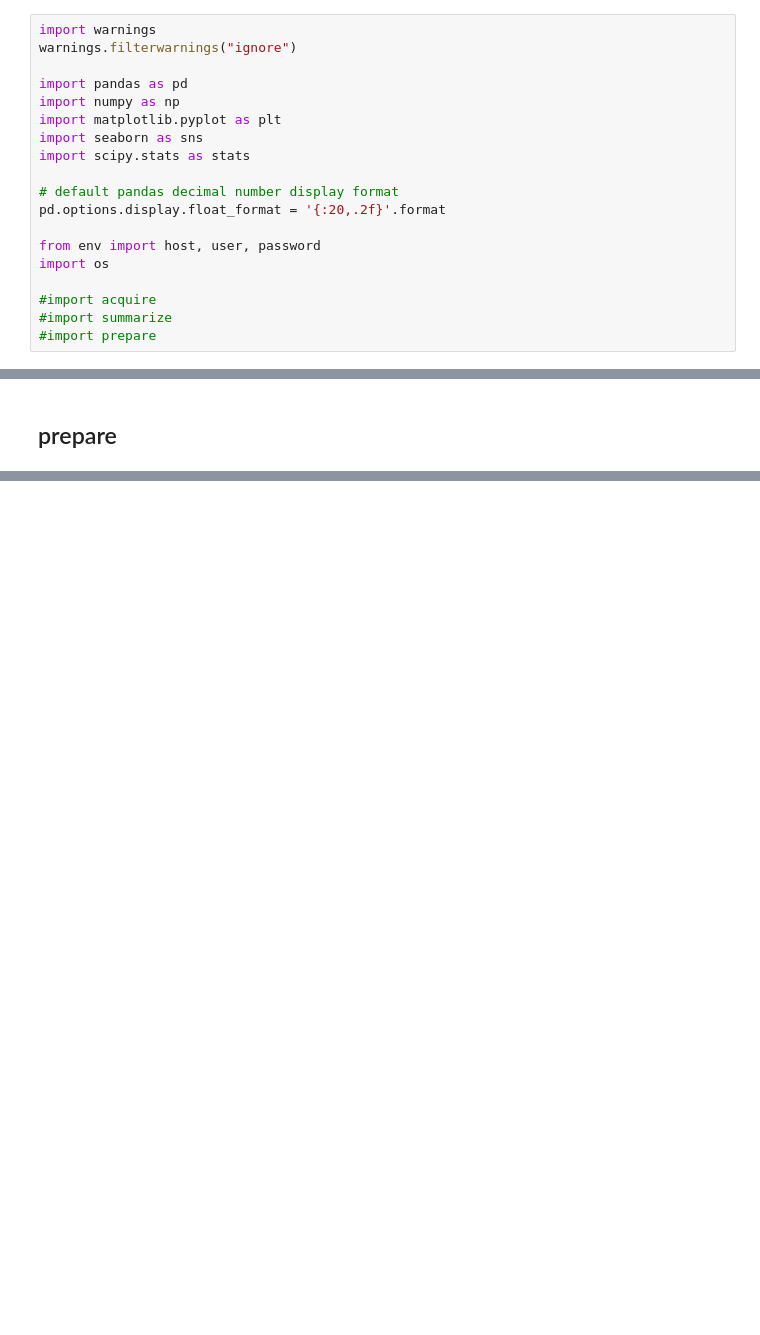
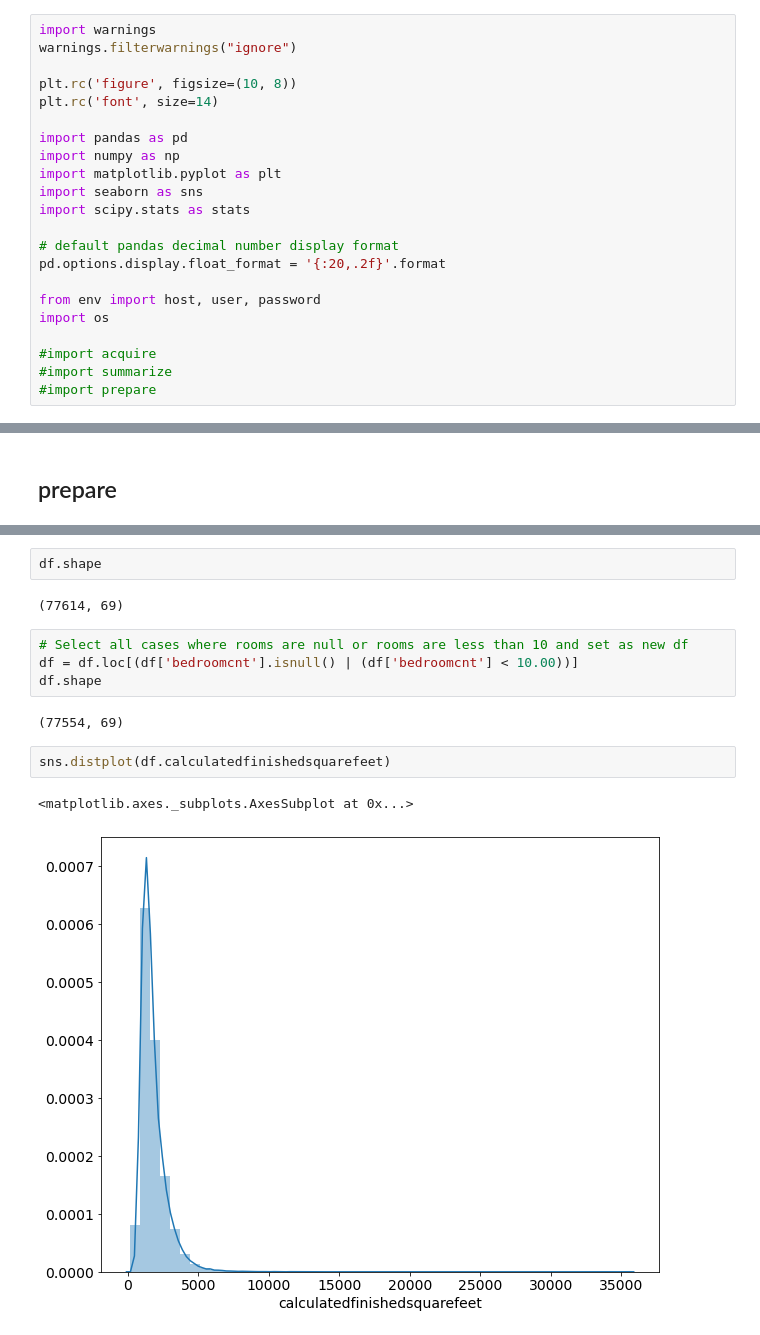
Before and after one commit to KwameTaylor/clustering-exercises, a Jupyter notebook: zillow.ipynb, the cells around one changed output, grey strips where cells are left out. Saved outputs shown, nothing was run; the diff lists cells and outputs as text; blank space fills up the shorter version.

```diff
--- a/zillow.ipynb
+++ b/zillow.ipynb
@@ -3,6 +3,9 @@
 # %%
 import warnings
 warnings.filterwarnings("ignore")
+
+plt.rc('figure', figsize=(10, 8))
+plt.rc('font', size=14)
 
 import pandas as pd
 import numpy as np
@@ -372,0 +389,15 @@ rooms.head()
+# %%
+df.shape
+# %% [output]
+(77614, 69)
+# %%
+# Select all cases where rooms are null or rooms are less than 10 and set as new df
+df = df.loc[(df['bedroomcnt'].isnull() | (df['bedroomcnt'] < 10.00))]
+df.shape
+# %% [output]
+(77554, 69)
+# %%
+sns.distplot(df.calculatedfinishedsquarefeet)
+# %% [output]
+<matplotlib.axes._subplots.AxesSubplot at 0x...>
+[figure, added]
```
Also changed, not shown: parts of 16 cells of this notebook.
